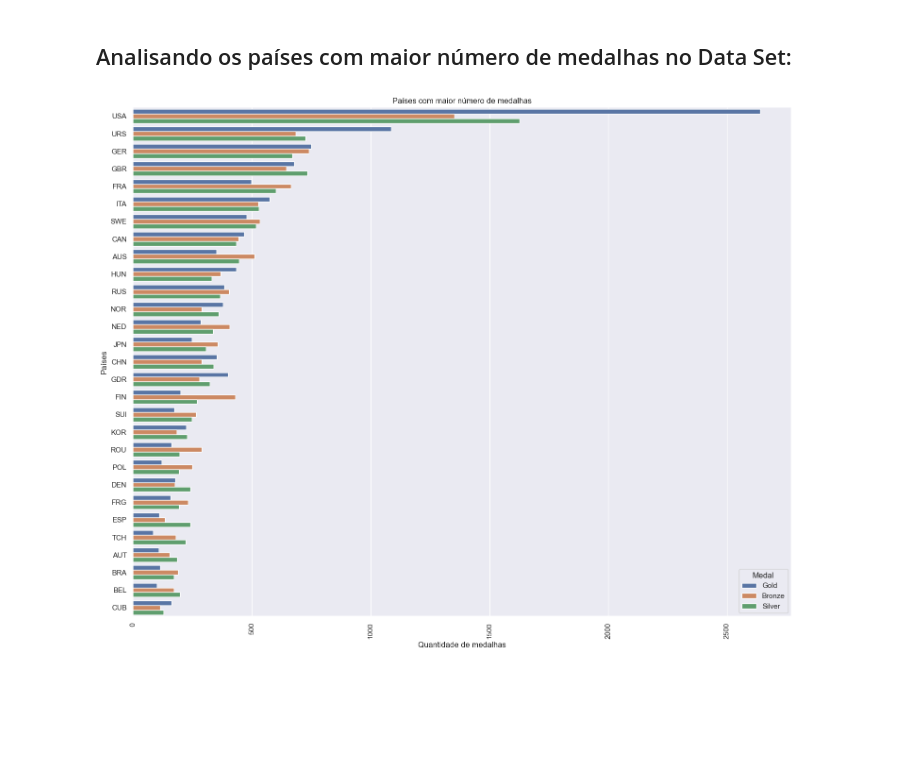
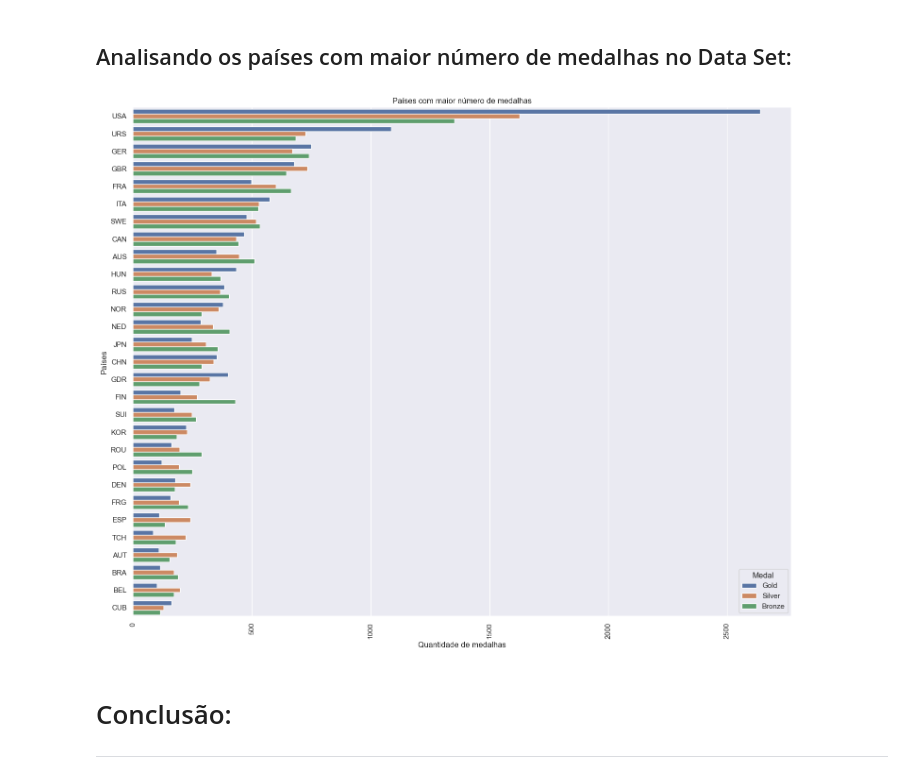
Before and after one commit to dnlfrozi/Projetinho-de-Limpeza, a Jupyter notebook: análise.ipynb, the cells around one changed output. Saved outputs shown, nothing was run; the diff lists cells and outputs as text; code cells hidden in the pictures; blank space fills up the shorter version.

```diff
--- a/análise.ipynb
+++ b/análise.ipynb
@@ -355,11 +355,14 @@ medals.sort_values('Ranking', inplace= True, ascending=False)
 nacoes= medals[medals['Ranking'] > 447]
 # %%
 plt.figure(figsize=(18,14))
-sns.countplot(data= nacoes, y= 'NOC', hue='Medal')
+sns.countplot(data= nacoes, y= 'NOC', hue='Medal',hue_order=['Gold', 'Silver', 'Bronze'])
 plt.xticks(rotation=90)
 plt.ylabel("Países")
 plt.xlabel("Quantidade de medalhas")
 plt.title("Países com maior número de medalhas")
 plt.show()
 # %% [output]
-[figure, old version]
+[figure, new version]
+# %% [markdown]
+# Conclusão:
+---
```
Also changed, not shown: parts of 2 cells of this notebook.
